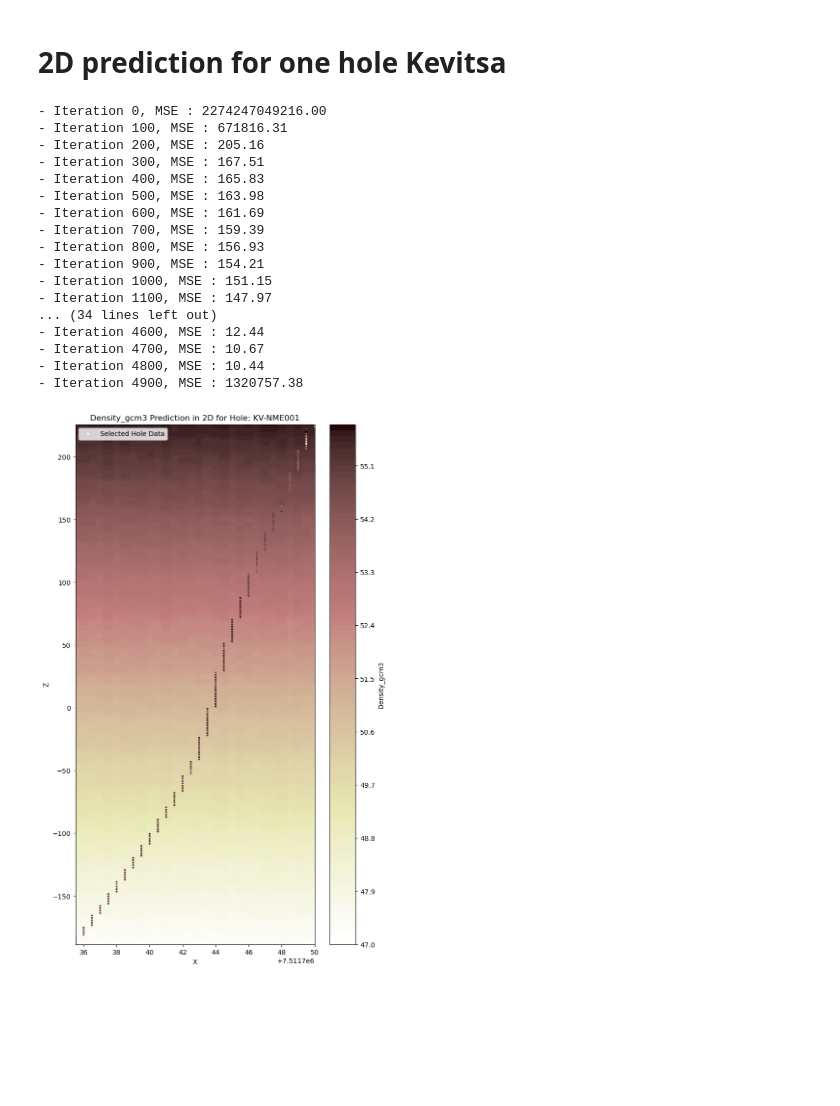
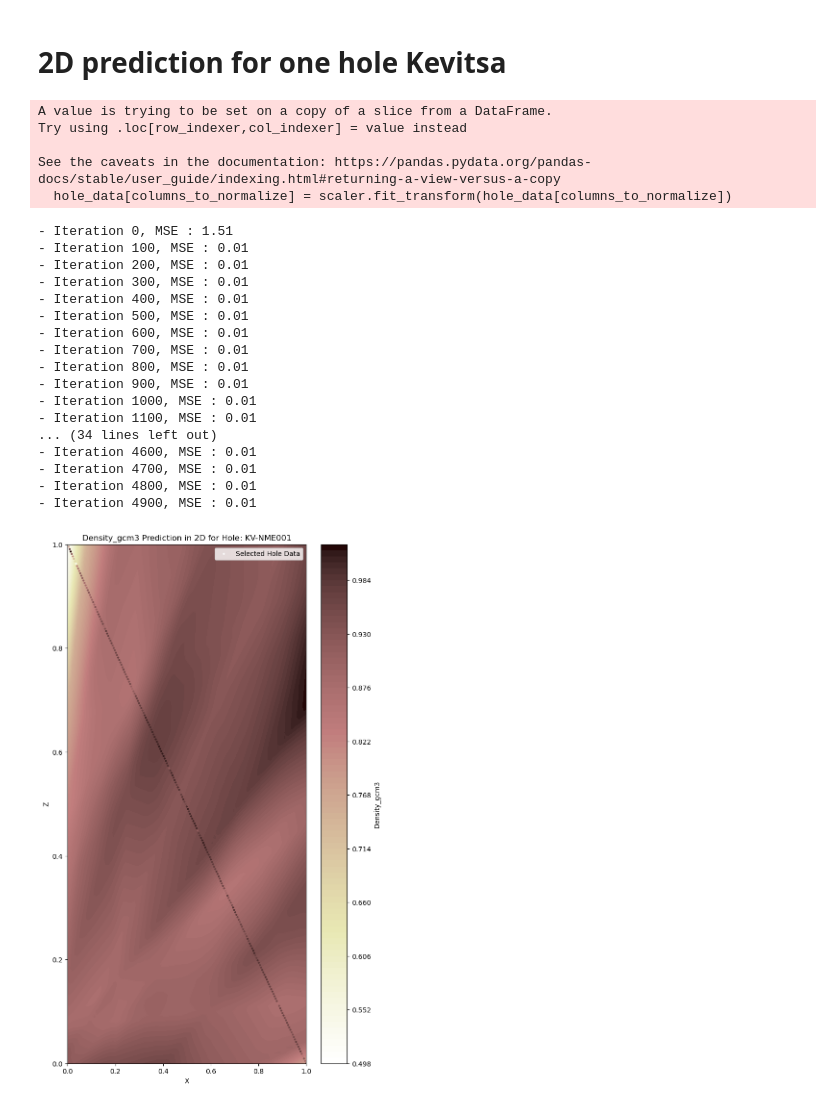
Before and after one commit to Fabian-Leal/PhD-Thesis---Incorporating-Deep-Learning-into-Statistical-Models-for-Spatial-Interpolation, a Jupyter notebook: Paper 3 PhD BNNs for multivariate predictions/NN 2D 1 hole.ipynb, the cells around one changed output. Cells and saved outputs as stored; diff of their text form; code cells hidden in the pictures; blank space fills up the shorter version.

```diff
--- a/Paper 3 PhD BNNs for multivariate predictions/NN 2D 1 hole.ipynb
+++ b/Paper 3 PhD BNNs for multivariate predictions/NN 2D 1 hole.ipynb
@@ -18,11 +18,27 @@ mineral = 'Density_gcm3'
 two_composite_filtered = two_composite_filtered.loc[:,["Name", 'X', 'Y', 'Z', mineral]]
 two_composite_1mineral = two_composite_filtered.dropna(subset=[mineral])
 
+
+
+
+
 # Define the specific hole you want to predict for
 hole_name = 'KV-NME001'
 
+
 # Filter the data for the selected hole
 hole_data = two_composite_1mineral[two_composite_1mineral['Name'] == hole_name]
+
+
+# Create a MinMaxScaler instance
+scaler = MinMaxScaler()
+
+# Define the columns to normalize
+columns_to_normalize = ['X','Y', 'Z', mineral]  # Add all columns you want to normalize
+
+# Fit the scaler to your data and transform the specified columns
+hole_data[columns_to_normalize] = scaler.fit_transform(hole_data[columns_to_normalize])
+
 
 # Extract the features (X and Y coordinates) and target (mineral) for the selected hole
 x_hole = hole_data[['X', 'Z']].values
@@ -35,9 +51,9 @@ y_hole = y_hole.to(torch.float32)
 
 # Create a model for this specific hole
 model_hole = nn.Sequential(
-    nn.Linear(in_features=2, out_features=20),
+    nn.Linear(in_features=2, out_features=200),
     nn.ReLU(),
-    nn.Linear(in_features=20, out_features=1)
+    nn.Linear(in_features=200, out_features=1)
 )
 
 mse_loss = nn.MSELoss()
@@ -54,51 +70,56 @@ for step in range(5000):
 
     if step % 100 == 0:
         print('- Iteration %d, MSE : %2.2f' % (step, mse.item()))
 
 # Define a grid of points for prediction
 x_grid_hole = np.linspace(x_hole[:, 0].min(), x_hole[:, 0].max(), 100)
 y_grid_hole = np.linspace(x_hole[:, 1].min(), x_hole[:, 1].max(), 100)
 xv_hole, yv_hole = np.meshgrid(x_grid_hole, y_grid_hole)
 xy_grid_hole = np.c_[xv_hole.ravel(), yv_hole.ravel()]
 
 # Make predictions for the grid
 predictions_hole = model_hole(torch.tensor(xy_grid_hole, dtype=torch.float32))
 
 # Reshape the predictions to match the grid shape
 predictions_hole = predictions_hole.data.numpy().reshape(xv_hole.shape)
 
 # Plot the contour plot of the mineral predictions for the selected hole
 plt.figure(figsize=(8, 14))
 contour_hole = plt.contourf(xv_hole, yv_hole, predictions_hole, cmap='pink_r', levels=100)  # Adjust levels as needed
 
 # Optionally, you can scatter plot the data points for this specific hole
 plt.scatter(x_hole.data.numpy()[:, 0], x_hole.data.numpy()[:, 1], c=y_hole.data.numpy(), cmap='pink_r', s=4, label='Selected Hole Data')
 
 plt.colorbar(contour_hole, label=mineral)
 plt.legend()
 plt.xlabel('X')
 plt.ylabel('Z')
 plt.title(f'{mineral} Prediction in 2D for Hole: {hole_name}')
 plt.show()
 # %% [output]
-- Iteration 0, MSE : 2274247049216.00
-- Iteration 100, MSE : 671816.31
-- Iteration 200, MSE : 205.16
-- Iteration 300, MSE : 167.51
-- Iteration 400, MSE : 165.83
-- Iteration 500, MSE : 163.98
-- Iteration 600, MSE : 161.69
-- Iteration 700, MSE : 159.39
-- Iteration 800, MSE : 156.93
-- Iteration 900, MSE : 154.21
-- Iteration 1000, MSE : 151.15
-- Iteration 1100, MSE : 147.97
-... (34 lines left out)
-- Iteration 4600, MSE : 12.44
-- Iteration 4700, MSE : 10.67
-- Iteration 4800, MSE : 10.44
-- Iteration 4900, MSE : 1320757.38
+A value is trying to be set on a copy of a slice from a DataFrame.
+Try using .loc[row_indexer,col_indexer] = value instead
+
+See the caveats in the documentation: https://pandas.pydata.org/pandas-docs/stable/user_guide/indexing.html#returning-a-view-versus-a-copy
+  hole_data[columns_to_normalize] = scaler.fit_transform(hole_data[columns_to_normalize])
+- Iteration 0, MSE : 1.51
+- Iteration 100, MSE : 0.01
+- Iteration 200, MSE : 0.01
+- Iteration 300, MSE : 0.01
+- Iteration 400, MSE : 0.01
+- Iteration 500, MSE : 0.01
+- Iteration 600, MSE : 0.01
+- Iteration 700, MSE : 0.01
+- Iteration 800, MSE : 0.01
+- Iteration 900, MSE : 0.01
+- Iteration 1000, MSE : 0.01
+- Iteration 1100, MSE : 0.01
+... (34 lines left out)
+- Iteration 4600, MSE : 0.01
+- Iteration 4700, MSE : 0.01
+- Iteration 4800, MSE : 0.01
+- Iteration 4900, MSE : 0.01
-[figure, old version]
+[figure, new version]
 # %%
 for hole_name in two_composite_filtered['Name'].unique():
     #Subset data for each mineral
```
Also changed, not shown: 2 other files.
